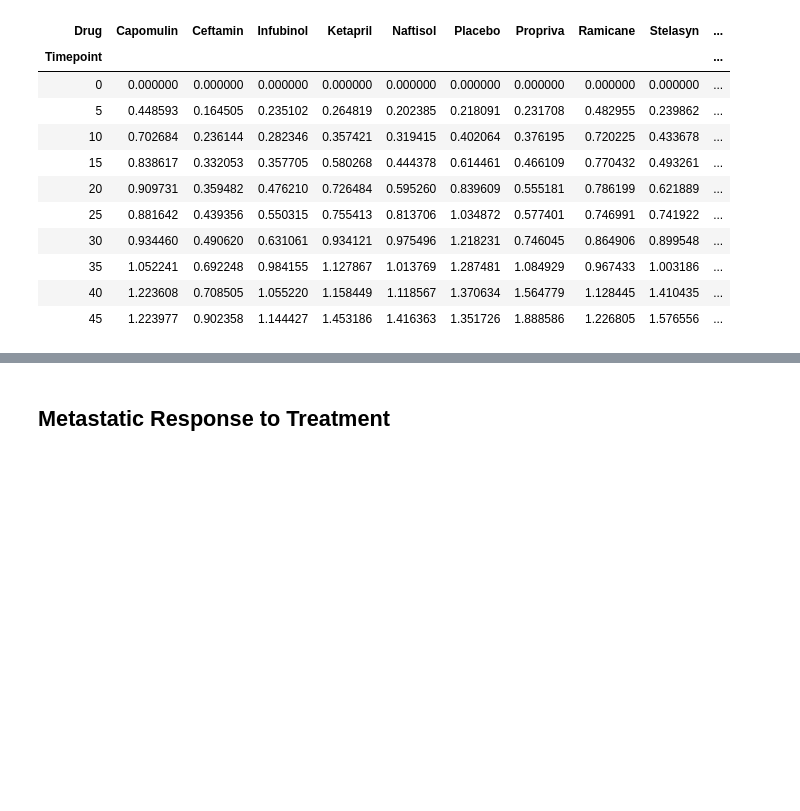
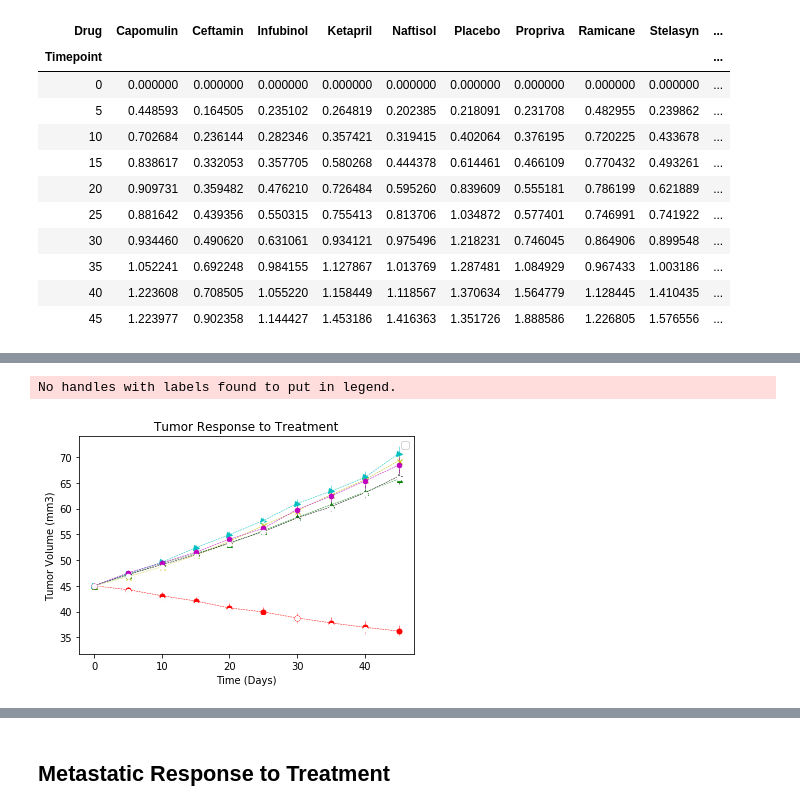
Before and after one commit to kavehamini/matplotlib-challenge, a Jupyter notebook: Pymaceuticals/pymaceuticals_Kaveh.ipynb, the cells around one changed output, grey strips where cells are left out. Cells and saved outputs as stored; diff of their text form; code cells hidden in the pictures; blank space fills up the shorter version.

```diff
--- a/Pymaceuticals/pymaceuticals_Kaveh.ipynb
+++ b/Pymaceuticals/pymaceuticals_Kaveh.ipynb
@@ -111,0 +105,35 @@ KeyError: 'Timepoint'
+# %%
+plt.errorbar(tumorvolmeandf.index, tumorvolmeandf['Capomulin'], yerr=tumorvolsemdf['Capomulin'],
+             color='r', marker='o', markersize=5, linestyle='--', linewidth=0.5)
+plt.errorbar(tumorvolmeandf.index, tumorvolmeandf['Ceftamin'], yerr=tumorvolsemdf['Ceftamin'],
+             color='1', marker="v", markersize=5, linestyle='--', linewidth=0.5)
+plt.errorbar(tumorvolmeandf.index, tumorvolmeandf['Infubinol'], yerr=tumorvolsemdf['Infubinol'],
+             color='g', marker='^', markersize=5, linestyle='--', linewidth=0.5)
+plt.errorbar(tumorvolmeandf.index, tumorvolmeandf['Ketapril'], yerr=tumorvolsemdf['Ketapril'],
+             color='c', marker='>', markersize=5, linestyle='--', linewidth=0.5)
+plt.errorbar(tumorvolmeandf.index, tumorvolmeandf['Naftisol'], yerr=tumorvolsemdf['Naftisol'],
+             color='y', marker='x', markersize=5, linestyle='--', linewidth=0.5)
+plt.errorbar(tumorvolmeandf.index, tumorvolmeandf['Placebo'], yerr=tumorvolsemdf['Placebo'],
+             color='4', marker='3', markersize=5, linestyle='--', linewidth=0.5)
+plt.errorbar(tumorvolmeandf.index, tumorvolmeandf['Propriva'], yerr=tumorvolsemdf['Propriva'],
+             color='0', marker='4', markersize=5, linestyle='--', linewidth=0.5)
+plt.errorbar(tumorvolmeandf.index, tumorvolmeandf['Ramicane'], yerr=tumorvolsemdf['Ramicane'],
+             color='3', marker='8', markersize=5, linestyle='--', linewidth=0.5)
+plt.errorbar(tumorvolmeandf.index, tumorvolmeandf['Stelasyn'], yerr=tumorvolsemdf['Stelasyn'],
+             color='m', marker='h', markersize=5, linestyle='--', linewidth=0.5)
+plt.errorbar(tumorvolmeandf.index, tumorvolmeandf['Zoniferol'], yerr=tumorvolsemdf['Zoniferol'],
+             color='2', marker='H', markersize=5, linestyle='--', linewidth=0.5)
+
+x_lim = len(tumorvolmeandf.index)
+# Chart title
+plt.title("Tumor Response to Treatment")
+# x label
+plt.xlabel("Time (Days)")
+# y label
+plt.ylabel("Tumor Volume (mm3)")
+# legend
+plt.legend()
+plt.show()
+# %% [output]
+No handles with labels found to put in legend.
+[figure, added]
```
Also changed, not shown: parts of 4 cells of this notebook, 1 other file.
